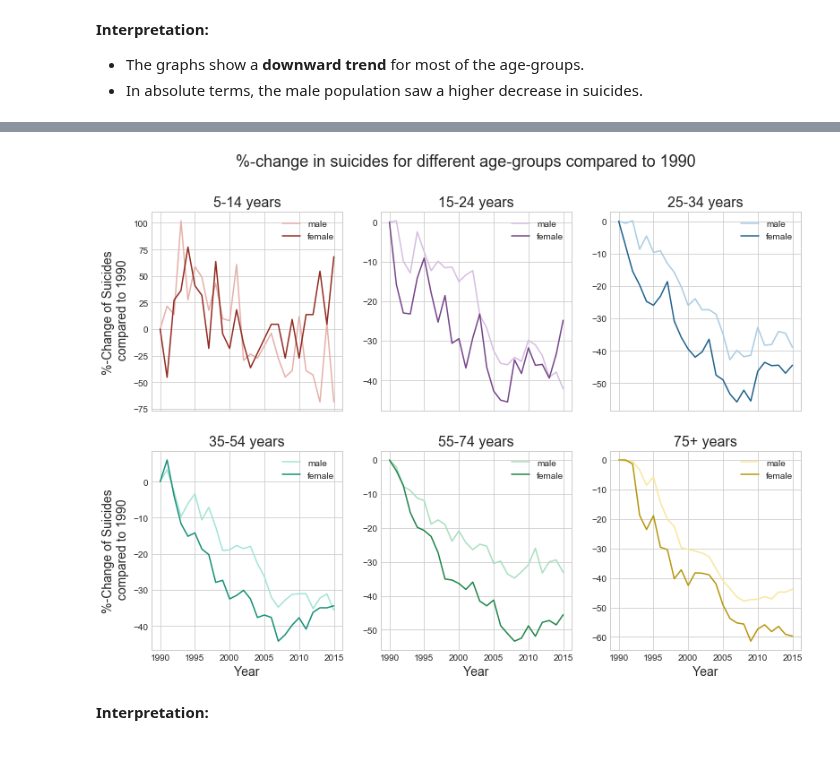
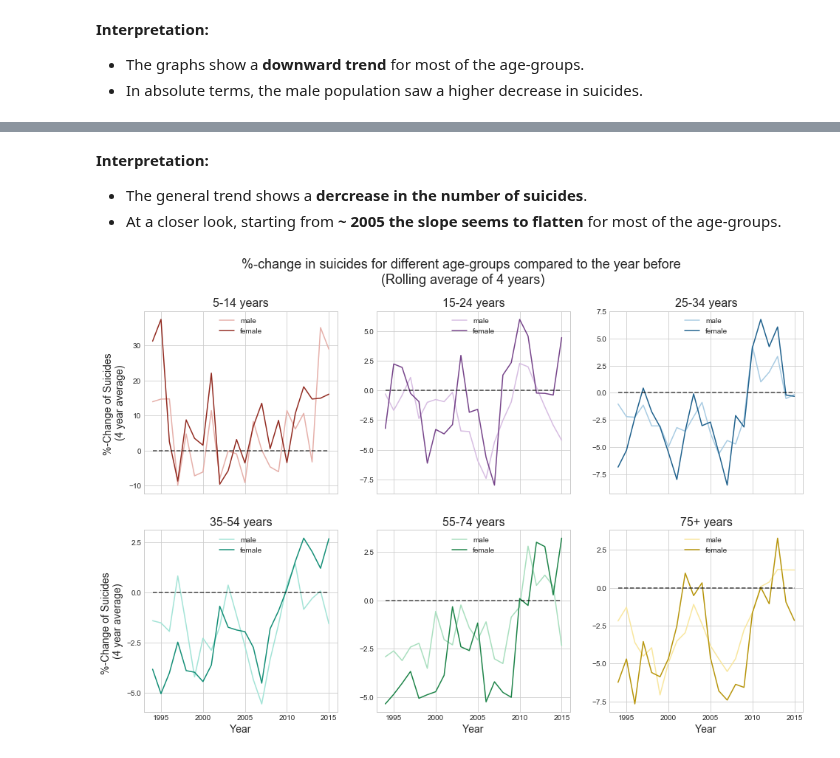
Before and after one commit to Overflowed10/Data-Analysis, a Jupyter notebook: Data Analysis - Suicides.ipynb, the cells around one changed output, grey strips where cells are left out. Cells and saved outputs as stored; diff of their text form; code cells hidden in the pictures.

```diff
--- a/Data Analysis - Suicides.ipynb
+++ b/Data Analysis - Suicides.ipynb
@@ -248,41 +276,44 @@ pd.DataFrame(index=["5-14 years", "15-24 years", "25-34 years", "35-54 years", "
 * Judging from the latest datapoints (2015), the <b>suicide-rate</b> in Germany was at its <b>lowest</b> in the group of <b>5-14 years old</b> and <b>steadily increases with growing age</b>.
 * Generally speaking, in 2015 <b>males</b> were multiple times <b>more likely to commit suicide</b>.
 # %%
+# colorcode for female and male
 COLOR = {"f": "#ff8368", "m": "#6ac5ef"}
 
+# filtering dataframe
 country = df.country == "Germany"
 y_min, y_max = df.loc[(country), "year"].min(), df.loc[(country), "year"].max()
+
+# initiating and filling dict with relevant data
 d = {year: {age: {gender:[] for gender in df.sex.unique()} for age in ["5-14 years", "15-24 years", "25-34 years", "35-54 years", "55-74 years", "75+ years"]} for year in (y_min, y_max)}
-
-
 for gender in df.sex.unique():
     for i in ["5-14 years", "15-24 years", "25-34 years", "35-54 years", "55-74 years", "75+ years"]:
         d[y_min][i][gender].append(df.loc[(country)&(df.age==i)&(df.year==y_min)&(df.sex==gender), "suicides/100k pop"].values[0])
         d[y_max][i][gender].append(df.loc[(country)&(df.age==i)&(df.year==y_max)&(df.sex==gender), "suicides/100k pop"].values[0])
 
 
+# size of figure
+plt.figure(figsize=(12,7))
 
-plt.figure(figsize=(12,7))
+# plotting: x - agegroups, y - %change between y_min and y_max, for gender
 c=0
 for age in ["5-14 years", "15-24 years", "25-34 years", "35-54 years", "55-74 years", "75+ years"]:
     for num, gender in enumerate(df.sex.unique()):
-        rate = (1-(d[y_max][age][gender][0]/d[y_min][age][gender][0]))*100
+        rate = ((d[y_max][age][gender][0]/d[y_min][age][gender][0])-1)*100
 
         if gender=="female":
-            plt.bar(c-0.25, rate*-1, color=COLOR["f"],width=0.25, align="edge")
+            plt.bar(c-0.25, rate, color=COLOR["f"],width=0.25, align="edge")
         else:
-            plt.bar(c, rate*-1, color=COLOR["m"],width=0.25, align="edge")
+            plt.bar(c, rate, color=COLOR["m"],width=0.25, align="edge")
         if num == 1:
             c+=1
 
-
+# adjusting plot
 plt.title(f"%-change in suicides between {y_min} and {y_max} for different age-groups and gender", fontsize=18)
 plt.ylabel(f"%-Change between {y_min} and {y_max}", fontdict={"fontsize":15})
 plt.xlabel("Age-groups", fontdict={"fontsize":15})
 plt.xticks(ticks=np.arange(0,6), labels=["5-14 years", "15-24 years", "25-34 years", "35-54 years", "55-74 years", "75+ years"], fontsize=13)
 plt.yticks(fontsize=13)
 plt.legend(df.sex.unique())
-
 plt.show()
 # %% [output]
 [figure]
@@ -335,32 +411,43 @@ plt.show()
+# %% [markdown]
+<b>Interpretation:</b>
+* The general trend shows a <b>dercrease in the number of suicides</b>.
+* At a closer look, starting from <b>~ 2005 the slope seems to flatten</b> for most of the age-groups.
 # %%
-fig, ax = plt.subplots(2,3, figsize=(13,9), sharex=True)
+# Setting global variable for .rolling()
+ROLL_NUM = 4
+
+# size of figure and amount of axes
+fig, ax = plt.subplots(2,3, figsize=(16,10), sharex=True)
 ax = ax.flatten()
 
+# plotting: x - year, y - %change of suicides(rolling average), for gender and agegroup
 for num, age_group in enumerate(age_groups):
 
-    condition    = (df["age"]==age_group)&(df["country"]=="Germany")
-    group_df     = df.loc[condition, ["suicides/100k pop", "sex", "year"]]
+    condition = (df["age"]==age_group)&(df["country"]=="Germany")
+    group_df = df.loc[condition, ["suicides/100k pop", "sex", "year"]]
 
-    male_df      = group_df.loc[group_df.sex=="male", "suicides/100k pop"]
-    female_df    = group_df.loc[group_df.sex=="female", "suicides/100k pop"]
+    male_df = group_df.loc[group_df.sex=="male", "suicides/100k pop"]
+    female_df = group_df.loc[group_df.sex=="female", "suicides/100k pop"]
 
     y_min, y_max = group_df.year.min(), group_df.year.max()
-    timespan     = np.arange(y_min, y_max+1)
+    timespan = np.arange(y_min, y_max+1)
 
-    ax[num].plot(timespan, ((male_df/male_df.iloc[0]-1)*100), color=col[age_group]["m"])
-    ax[num].plot(timespan, ((female_df/female_df.iloc[0]-1)*100), color=col[age_group]["f"])
+    ax[num].plot(timespan, ((male_df/male_df.shift(1)-1)*100).rolling(ROLL_NUM).mean(), color=col[age_group]["m"])
+    ax[num].plot(timespan, ((female_df/female_df.shift(1)-1)*100).rolling(ROLL_NUM).mean(), color=col[age_group]["f"])
 
     ax[num].set_title(age_group, fontdict={"fontsize": 16})
     if num > 2:
         ax[num].set_xlabel("Year", fontdict={"fontsize": 14})
     if num % 3 ==0:
-        ax[num].set_ylabel(f"%-Change of Suicides\n compared to {y_min}", fontdict={"fontsize": 14})
+        ax[num].set_ylabel(f"%-Change of Suicides \n({ROLL_NUM} year average)", fontdict={"fontsize": 14})
+    if num > 0:
+        ax[num].set_yticks(np.linspace(-10, 10, 9))
+    ax[num].legend(["male", "female"], loc=9)
 
-    ax[num].legend(["male", "female"], loc="upper right")
+    ax[num].plot([y_min+ROLL_NUM, y_max], [0,0], linestyle="--", color="k", alpha=0.7)
 
-fig.suptitle(f"%-change in suicides for different age-groups compared to 1990", fontsize=18)
+# adjusting plot
+fig.suptitle(f"%-change in suicides for different age-groups compared to the year before \n(Rolling average of {ROLL_NUM} years)", fontsize=18)
 plt.show()
 # %% [output]
-[figure, old version]
+[figure, new version]
-# %% [markdown]
-<b>Interpretation:</b>
```
Also changed, not shown: parts of 23 cells of this notebook.
